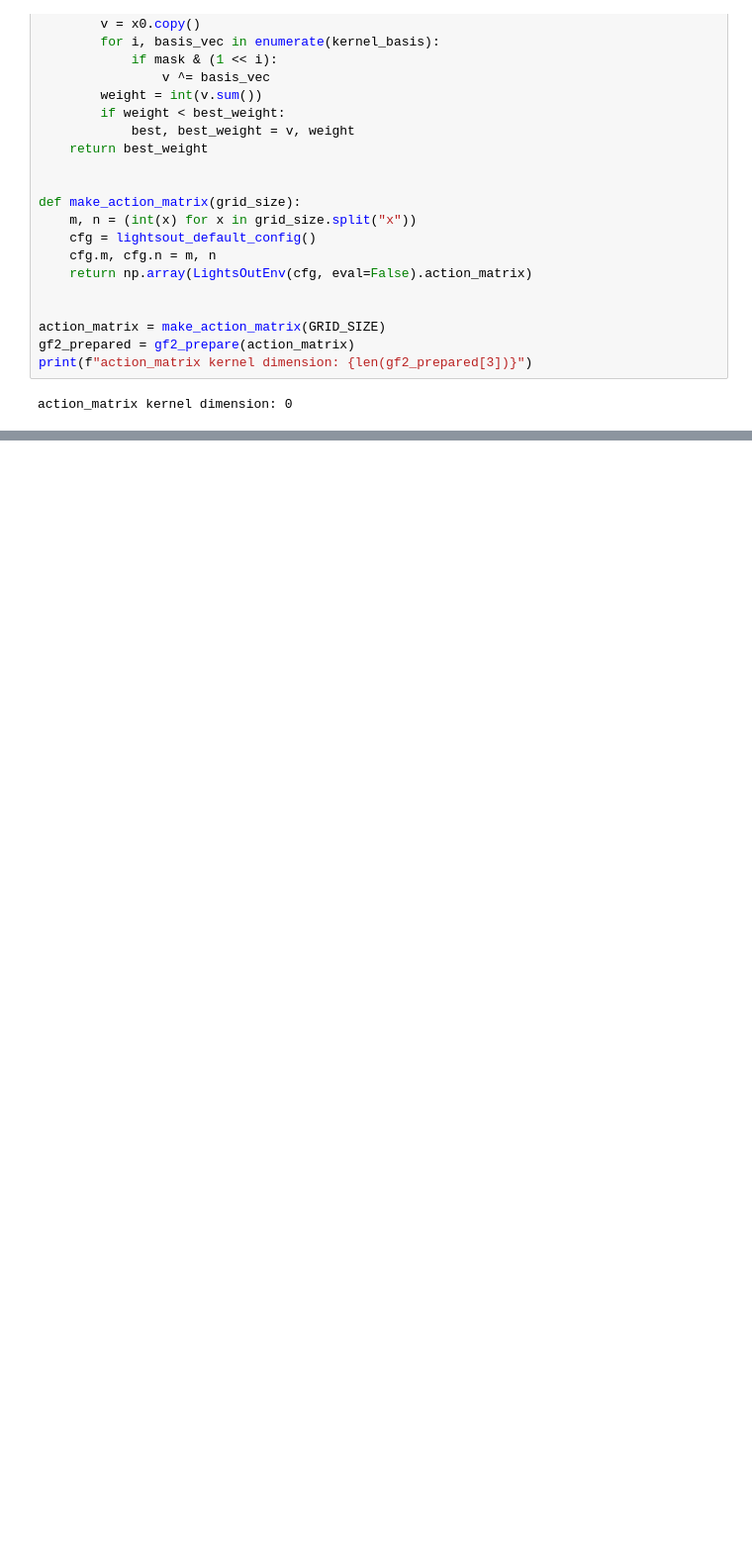
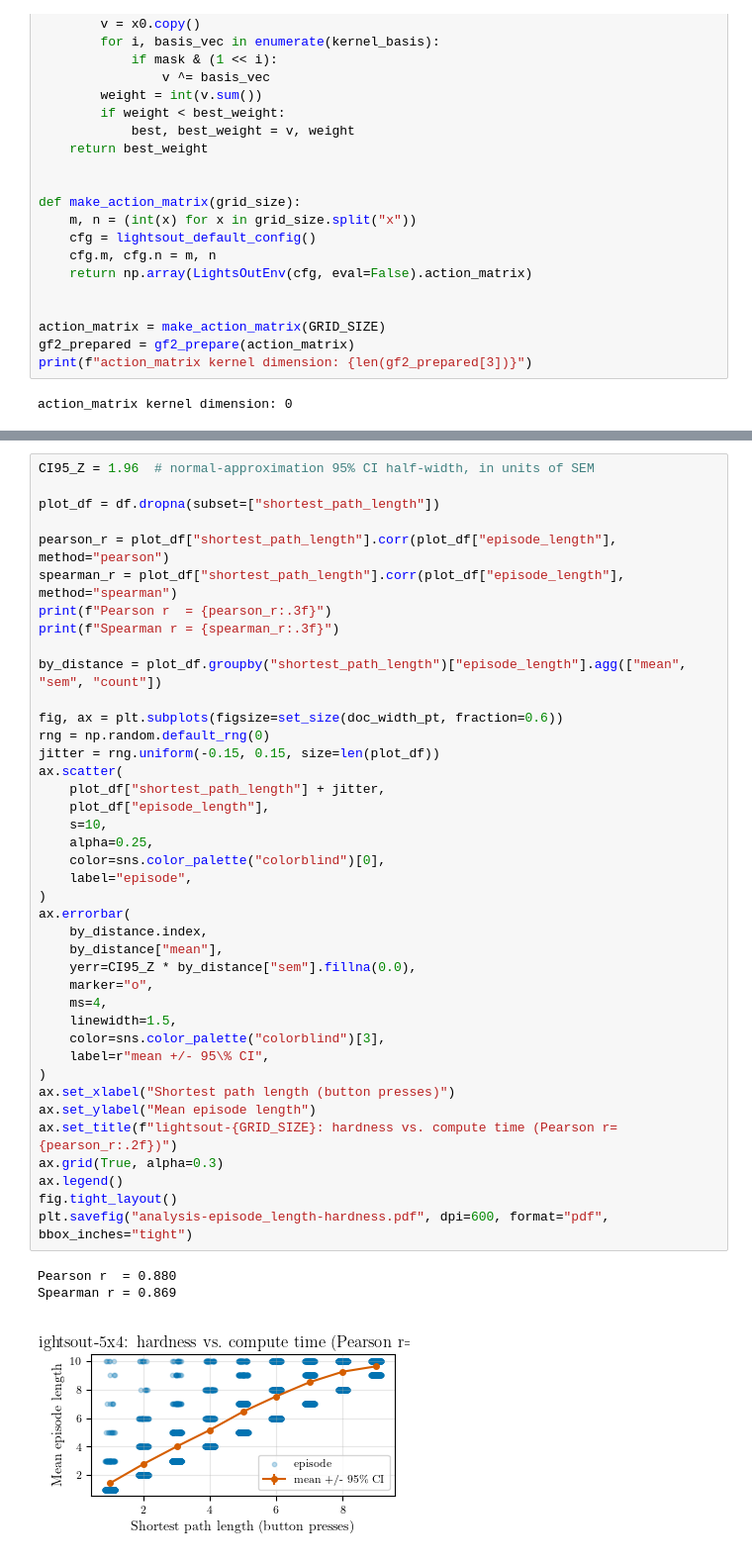
Before and after one commit to chanb/Stoix, a Jupyter notebook: ramdp_experiments/analysis-compute_time-hardness.ipynb, the cells around one changed output, grey strips where cells are left out. Shown at 99% size. Drawn from its saved outputs; the diff is of its cells as text; blank space fills up the shorter version.

Commit message:
Update hardness script

```diff
--- a/ramdp_experiments/analysis-compute_time-hardness.ipynb
+++ b/ramdp_experiments/analysis-compute_time-hardness.ipynb
@@ -515,0 +574,44 @@ Spearman r = 0.016
+# %%
+CI95_Z = 1.96  # normal-approximation 95% CI half-width, in units of SEM
+
+plot_df = df.dropna(subset=["shortest_path_length"])
+
+pearson_r = plot_df["shortest_path_length"].corr(plot_df["episode_length"], method="pearson")
+spearman_r = plot_df["shortest_path_length"].corr(plot_df["episode_length"], method="spearman")
+print(f"Pearson r  = {pearson_r:.3f}")
+print(f"Spearman r = {spearman_r:.3f}")
+
+by_distance = plot_df.groupby("shortest_path_length")["episode_length"].agg(["mean", "sem", "count"])
+
+fig, ax = plt.subplots(figsize=set_size(doc_width_pt, fraction=0.6))
+rng = np.random.default_rng(0)
+jitter = rng.uniform(-0.15, 0.15, size=len(plot_df))
+ax.scatter(
+    plot_df["shortest_path_length"] + jitter,
+    plot_df["episode_length"],
+    s=10,
+    alpha=0.25,
+    color=sns.color_palette("colorblind")[0],
+    label="episode",
+)
+ax.errorbar(
+    by_distance.index,
+    by_distance["mean"],
+    yerr=CI95_Z * by_distance["sem"].fillna(0.0),
+    marker="o",
+    ms=4,
+    linewidth=1.5,
+    color=sns.color_palette("colorblind")[3],
+    label=r"mean +/- 95\% CI",
+)
+ax.set_xlabel("Shortest path length (button presses)")
+ax.set_ylabel("Mean episode length")
+ax.set_title(f"lightsout-{GRID_SIZE}: hardness vs. compute time (Pearson r={pearson_r:.2f})")
+ax.grid(True, alpha=0.3)
+ax.legend()
+fig.tight_layout()
+plt.savefig("analysis-episode_length-hardness.pdf", dpi=600, format="pdf", bbox_inches="tight")
+# %% [output]
+Pearson r  = 0.880
+Spearman r = 0.869
+[figure, added]
```
Also changed, not shown: parts of 9 cells of this notebook, 1 other file.
